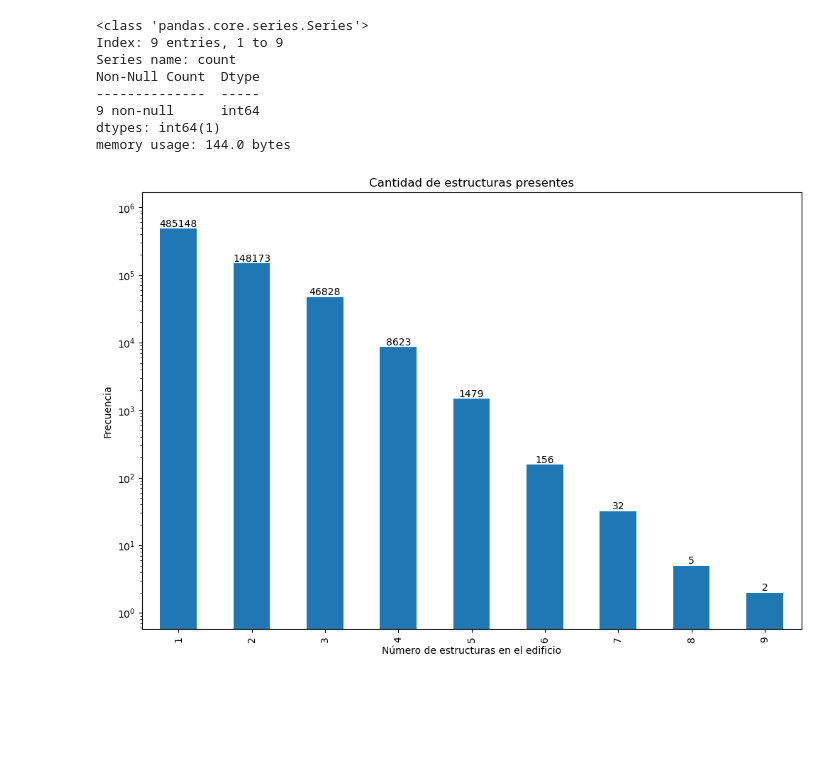
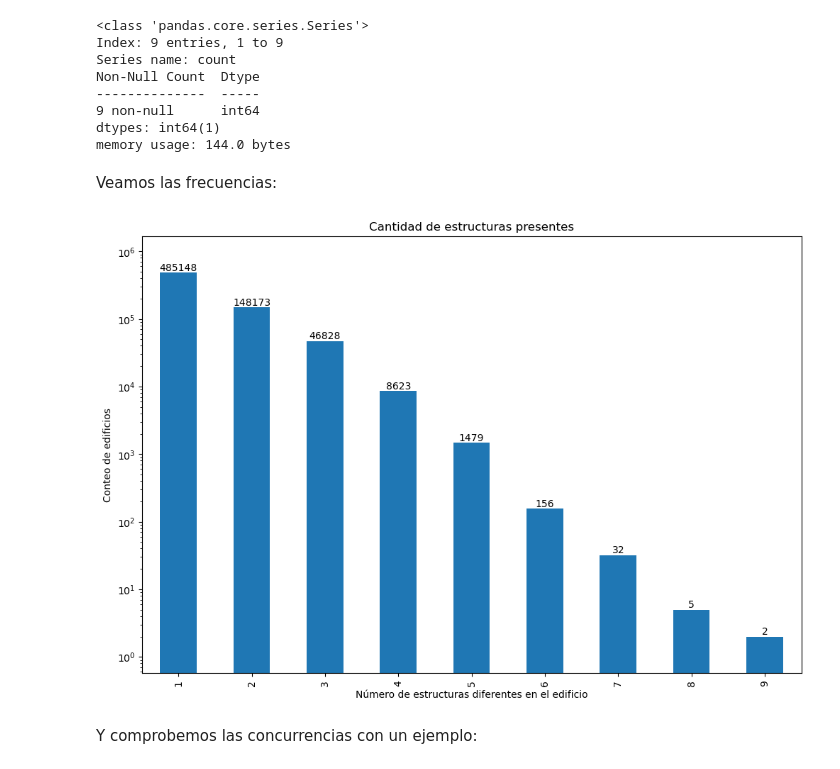
Before and after one commit to JuanitoNob/earthquakes-, a Jupyter notebook: proyecto_earthquake.ipynb, the cells around one changed output. Saved outputs shown, nothing was run; the diff lists cells and outputs as text; code cells hidden in the pictures; blank space fills up the shorter version.

```diff
--- a/proyecto_earthquake.ipynb
+++ b/proyecto_earthquake.ipynb
@@ -1537,17 +1577,20 @@ Non-Null Count  Dtype
 9 non-null      int64
 dtypes: int64(1)
 memory usage: 144.0 bytes
+# %% [markdown]
+Veamos las frecuencias:
 # %%
-
-ax = conteo.plot(kind='bar', figsize=(12, 8), title='Cantidad de estructuras presentes', xlabel='Número de estructuras en el edificio', ylabel='Frecuencia', legend=False)
+ax = conteo.plot(kind='bar', figsize=(12, 8), title='Cantidad de estructuras presentes', xlabel='Número de estructuras diferentes en el edificio', ylabel='Conteo de edificios', legend=False)
 # Adding labels to the chart
 ax.bar_label(ax.containers[0], label_type='edge')
 # Adjusting margins for clarity
 ax.margins(y=0.1)
 #ax.set_xticklabels(conteo["Estructuras que tiene"])
 plt.yscale("log")
 plt.show()
 # %% [output]
-[figure, old version]
+[figure, new version]
+# %% [markdown]
+Y comprobemos las concurrencias con un ejemplo:
 # %%
 features[features[cols].sum(axis=1) == 8]
```
Also changed, not shown: parts of 21 cells of this notebook.
